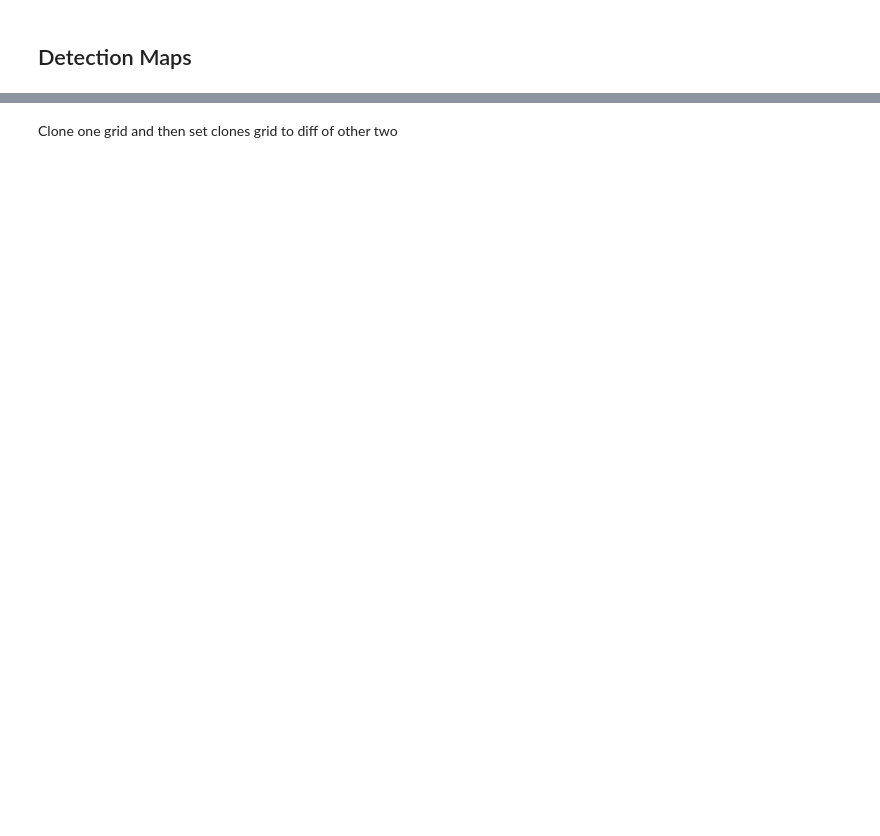
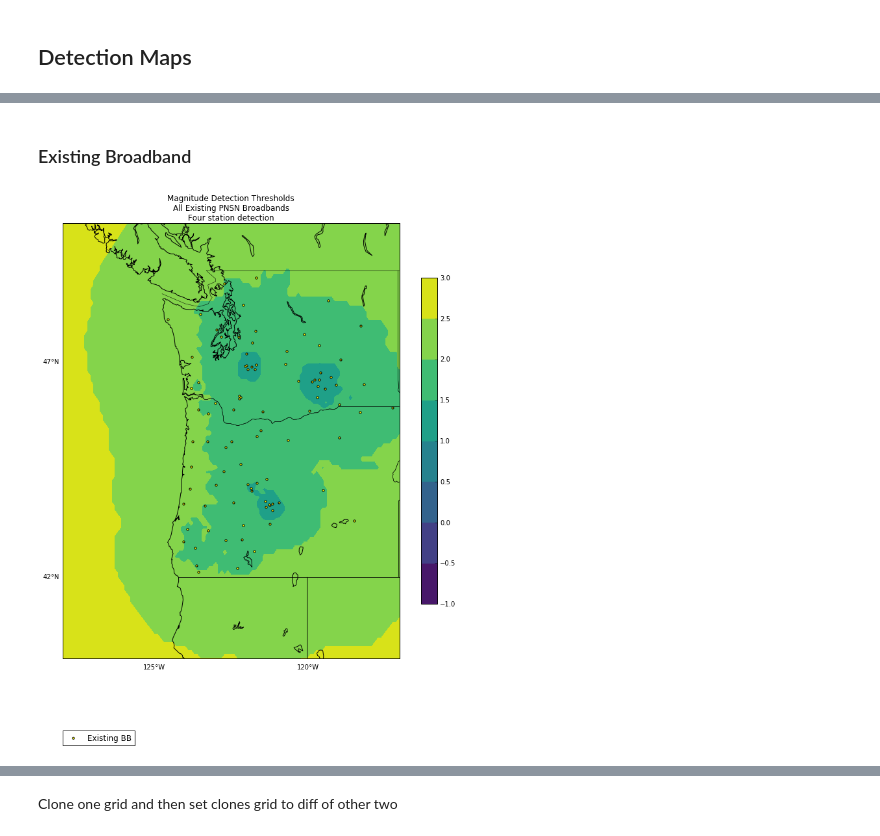
Before and after one commit to pnsn/magd_client, a Jupyter notebook: notebooks/2019_noise_all_pnsn.ipynb, the cells around one changed output, grey strips where cells are left out. Saved outputs shown, nothing was run; the diff lists cells and outputs as text; code cells hidden in the pictures; blank space fills up the shorter version.

```diff
--- a/notebooks/2019_noise_all_pnsn.ipynb
+++ b/notebooks/2019_noise_all_pnsn.ipynb
@@ -178,0 +213,19 @@ This scenerio shows detection threshold with all Broadband and short periods
+# %% [markdown]
+### Existing Broadband
+# %%
+#Performance 20 sec
+# refactor 1 4.3 sec
+path = grid_eew_existing_bb.get_path()
+
+%time %run -i scripts/plot_heatmap.py \
+--path=$path \
+--title1='Magnitude Detection Thresholds' \
+--title2='All Existing PNSN Broadbands' \
+--title3='Four station detection' \
+--plotwidth=60 \
+--plotstas=True \
+--plotwidth=15 \
+--color=viridis \
+--levels=-1,-0.5,0,0.5,1,1.5,2,2.5,3
+# %% [output]
+[figure, added]
```
Also changed, not shown: parts of 85 cells of this notebook, 5 other files.
